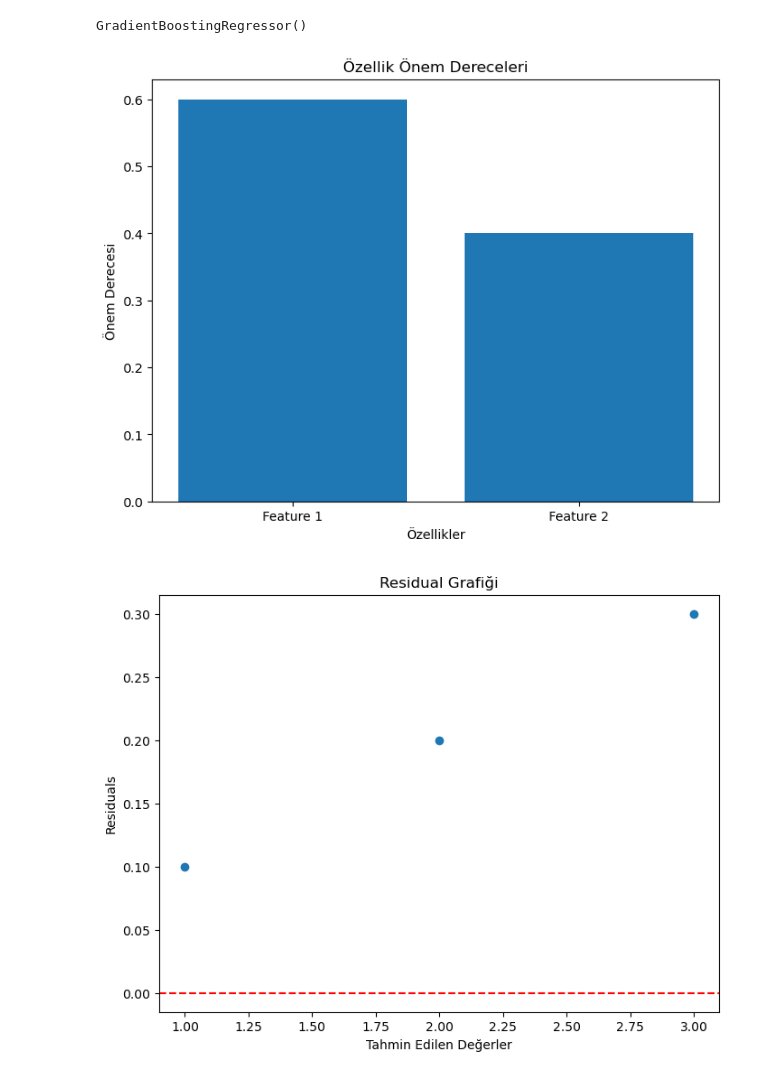
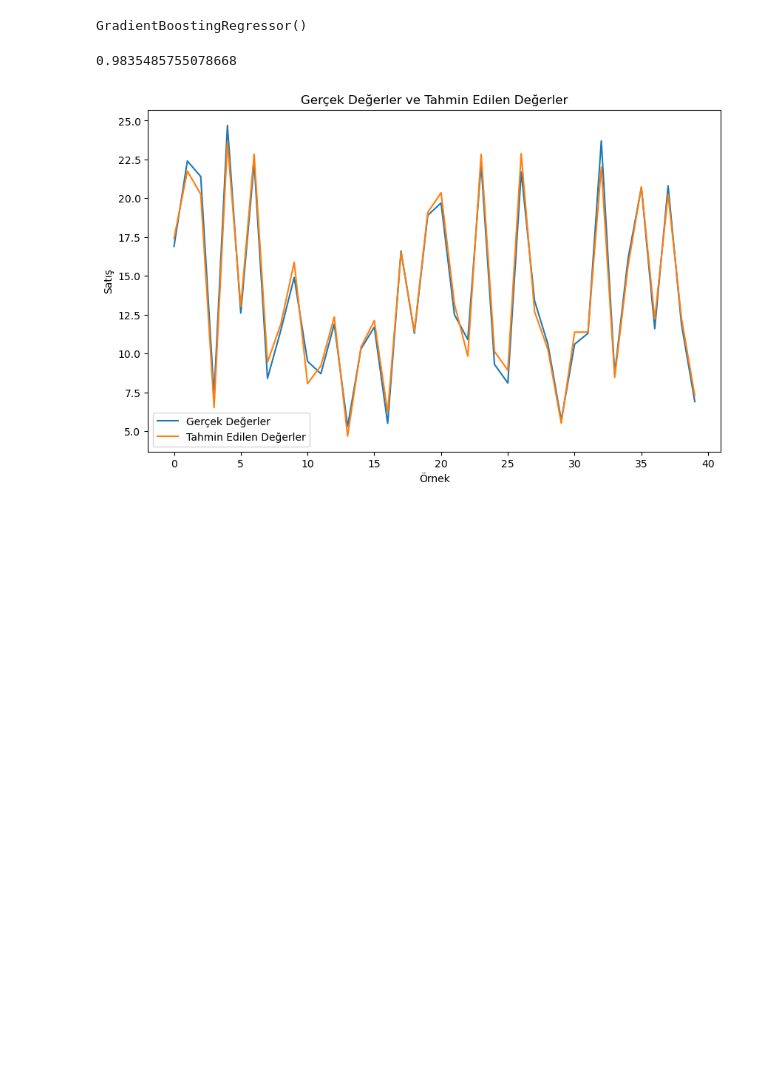
Before and after one commit to kutaycakir/ai-course, a Jupyter notebook: Projects/Multiple Linear Regression/multipleLinearRegression.ipynb, the cells around one changed output. Cells and saved outputs as stored; diff of their text form; code cells hidden in the pictures; blank space fills up the shorter version.

```diff
--- a/Projects/Multiple Linear Regression/multipleLinearRegression.ipynb
+++ b/Projects/Multiple Linear Regression/multipleLinearRegression.ipynb
@@ -188,37 +190,22 @@ algo_test(x,y)
 # %%
 gbr = GradientBoostingRegressor()
-gbr.fit(x, y)
+gbr.fit(x_train, y_train)
 # %% [output]
 GradientBoostingRegressor()
 # %%
 pred=gbr.predict(x_test)
-# %%
-#burayı yanlış yapmış olabilirim poe ile bir şeyler denedim
-import matplotlib.pyplot as plt
-
-# Özellik önem dereceleri grafiği
-feature_importances = [0.6, 0.4]
-feature_names = ['Feature 1', 'Feature 2']
-
-fig, ax = plt.subplots(figsize=(8, 6))
-ax.bar(feature_names, feature_importances)
-ax.set_xlabel("Özellikler")
-ax.set_ylabel("Önem Derecesi")
-ax.set_title("Özellik Önem Dereceleri")
-plt.show()
-
-# Residual grafiği
-y_pred = [1, 2, 3]
-y_test = [0.9, 1.8, 2.7]
-residuals = [y_p - y_t for y_p, y_t in zip(y_pred, y_test)]
-
-fig, ax = plt.subplots(figsize=(8, 6))
-ax.scatter(y_pred, residuals)
-ax.axhline(y=0, color='red', linestyle='--')
-ax.set_xlabel("Tahmin Edilen Değerler")
-ax.set_ylabel("Residuals")
-ax.set_title("Residual Grafiği")
-plt.show()
-# %% [output]
-[figure, removed]
-[figure, removed]
+# %%
+r2_score(y_test,pred)
+# %% [output]
+0.9835485755078668
+# %%
+plt.figure(figsize=(10, 6))
+plt.plot(range(len(y_test)), y_test, label='Gerçek Değerler')
+plt.plot(range(len(pred)), pred, label='Tahmin Edilen Değerler')
+plt.xlabel('Örnek')
+plt.ylabel('Satış')
+plt.title('Gerçek Değerler ve Tahmin Edilen Değerler')
+plt.legend()
+plt.show()
+# %% [output]
+[figure, added]
```
Also changed, not shown: parts of 2 cells of this notebook.
